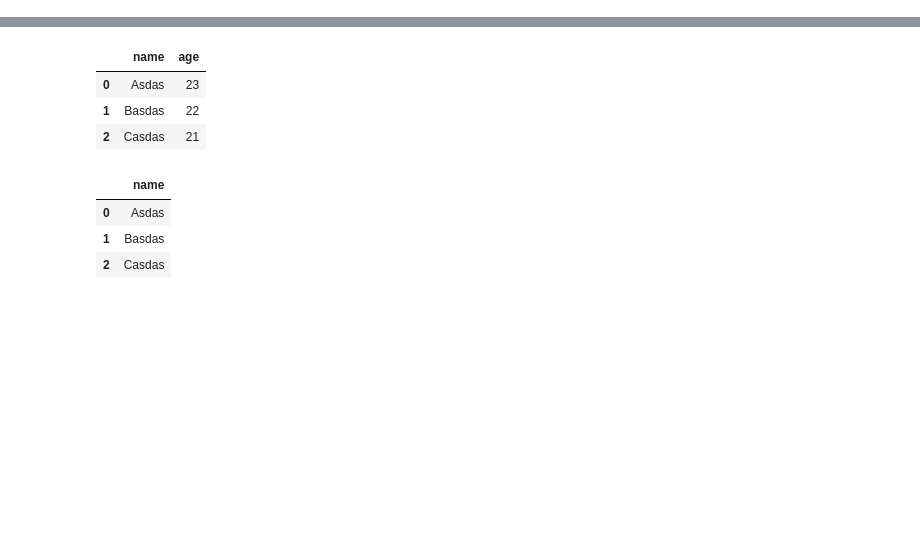
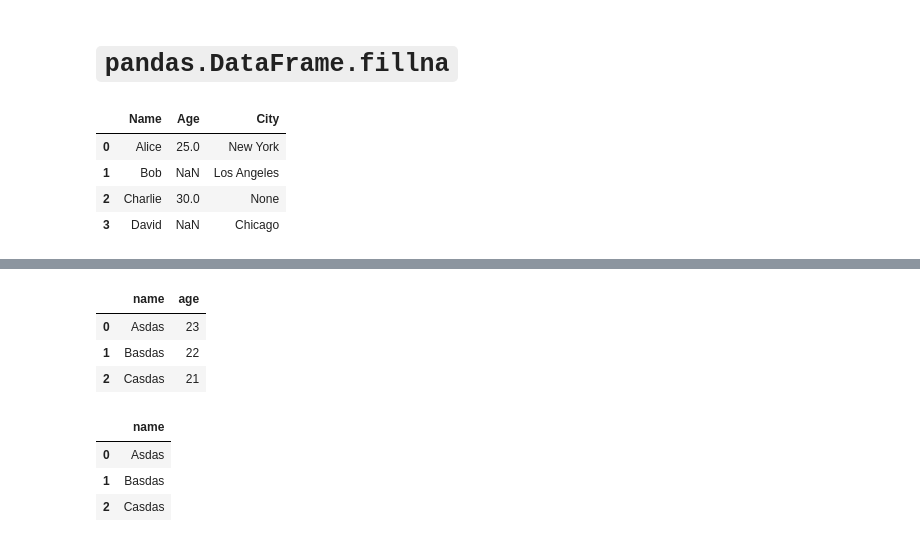
Before and after one commit to muhakazm/dev-ds, a Jupyter notebook: notes/Pandas.ipynb, the cells around one changed output, grey strips where cells are left out. Saved outputs shown, nothing was run; the diff lists cells and outputs as text; code cells hidden in the pictures; blank space fills up the shorter version.

```diff
--- a/notes/Pandas.ipynb
+++ b/notes/Pandas.ipynb
@@ -1,2 +1,20 @@
 # %%
 import pandas as pd
+# %% [markdown]
+# `pandas.DataFrame.fillna`
+# %%
+# Create a sample DataFrame with NaN values
+data = {
+    'Name': ['Alice', 'Bob', 'Charlie', 'David'],
+    'Age': [25, None, 30, None],
+    'City': ['New York', 'Los Angeles', None, 'Chicago']
+}
+
+df = pd.DataFrame(data)
+df
+# %% [output]
+|  | Name | Age | City |
+| 0 | Alice | 25.0 | New York |
+| 1 | Bob | NaN | Los Angeles |
+| 2 | Charlie | 30.0 | None |
+| 3 | David | NaN | Chicago |
```
Also changed, not shown: parts of 3 cells of this notebook, 1 other file.
